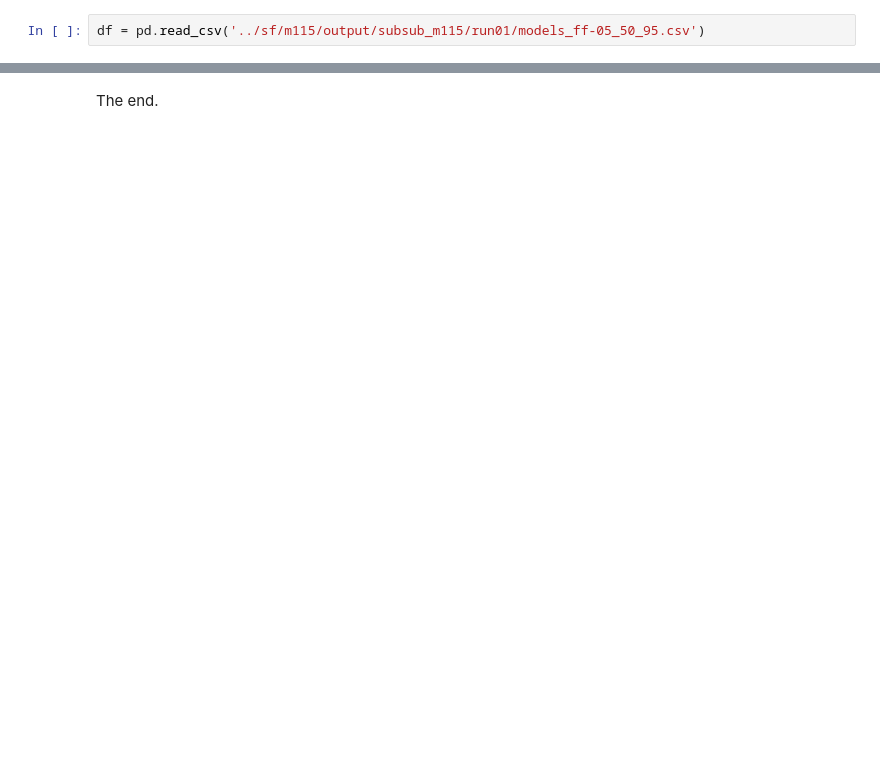
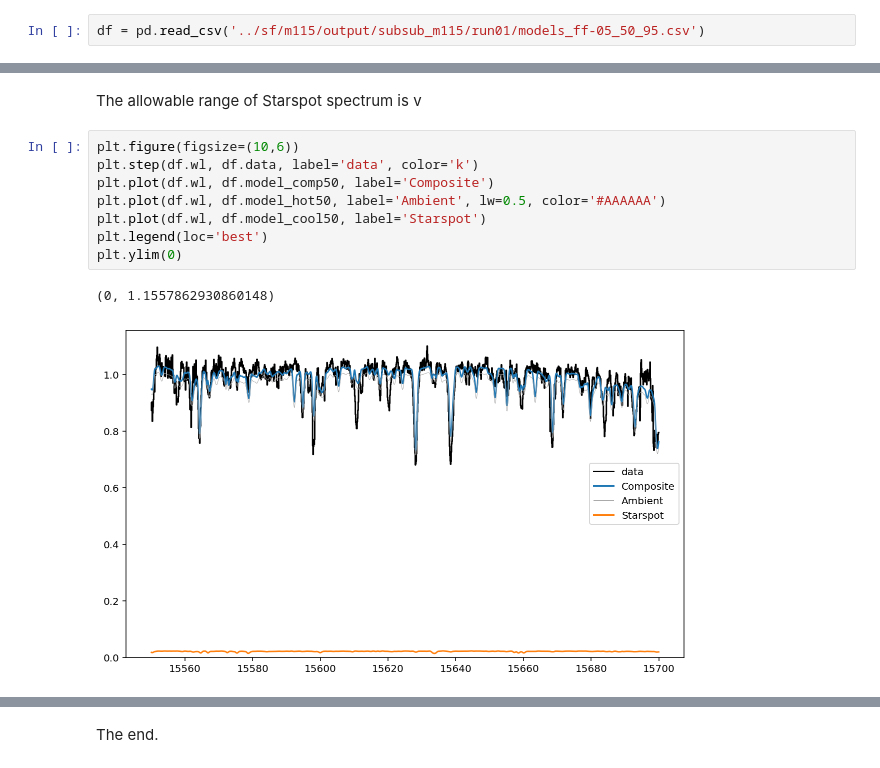
Before and after one commit to BrownDwarf/subsub, a Jupyter notebook: notebooks/subsub-manual-configuration_mcmc.ipynb, the cells around one changed output, grey strips where cells are left out. Cells and saved outputs as stored; diff of their text form; blank space fills up the shorter version.

```diff
--- a/notebooks/subsub-manual-configuration_mcmc.ipynb
+++ b/notebooks/subsub-manual-configuration_mcmc.ipynb
@@ -118,0 +168,13 @@ plt.legend(loc='best')
+# %% [markdown]
+The allowable range of Starspot spectrum is v
+# %%
+plt.figure(figsize=(10,6))
+plt.step(df.wl, df.data, label='data', color='k')
+plt.plot(df.wl, df.model_comp50, label='Composite')
+plt.plot(df.wl, df.model_hot50, label='Ambient', lw=0.5, color='#AAAAAA')
+plt.plot(df.wl, df.model_cool50, label='Starspot')
+plt.legend(loc='best')
+plt.ylim(0)
+# %% [output]
+(0, 1.1557862930860148)
+[figure, added]
```
Also changed, not shown: parts of 23 cells of this notebook.
